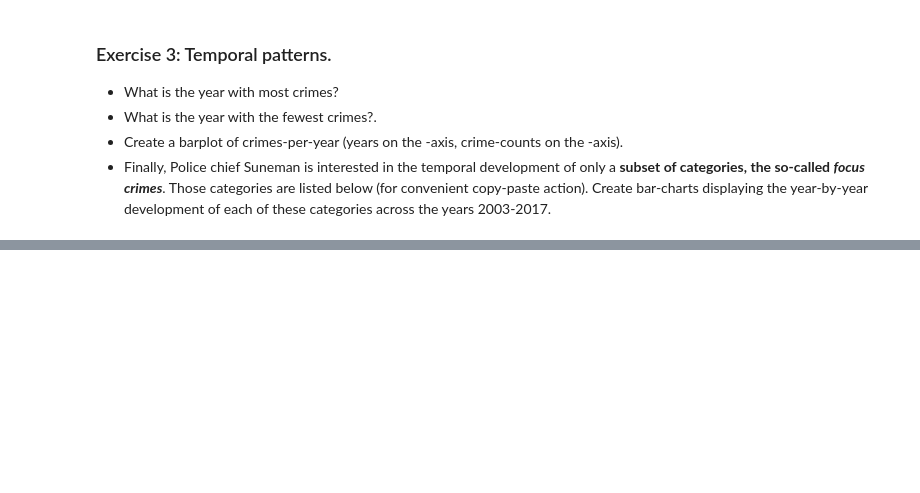
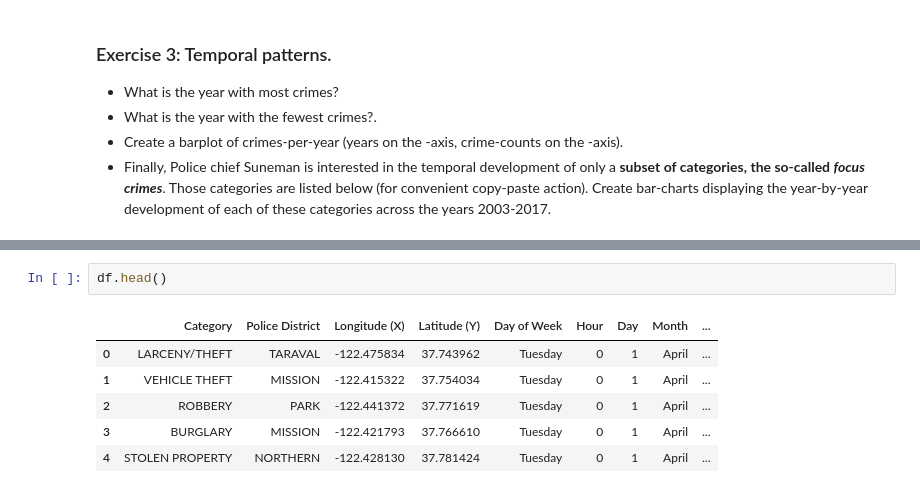
Before and after one commit to AleksandarLukic96/02806_Social_Data, a Jupyter notebook: notebooks/W1.ipynb, the cells around one changed output, grey strips where cells are left out. Saved outputs shown, nothing was run; the diff lists cells and outputs as text; blank space fills up the shorter version.

```diff
--- a/notebooks/W1.ipynb
+++ b/notebooks/W1.ipynb
@@ -385,0 +633,9 @@ print(f"The year with the fewest crimes is {year_fewest_crimes} with {fewest_cri
+# %%
+df.head()
+# %% [output]
+|  | Category | Police District | Longitude (X) | Latitude (Y) | Day of Week | Hour | Day | Month | ... |
+| 0 | LARCENY/THEFT | TARAVAL | -122.475834 | 37.743962 | Tuesday | 0 | 1 | April | ... |
+| 1 | VEHICLE THEFT | MISSION | -122.415322 | 37.754034 | Tuesday | 0 | 1 | April | ... |
+| 2 | ROBBERY | PARK | -122.441372 | 37.771619 | Tuesday | 0 | 1 | April | ... |
+| 3 | BURGLARY | MISSION | -122.421793 | 37.766610 | Tuesday | 0 | 1 | April | ... |
+| 4 | STOLEN PROPERTY | NORTHERN | -122.428130 | 37.781424 | Tuesday | 0 | 1 | April | ... |
```
Also changed, not shown: parts of 36 cells of this notebook, 2 other files.
